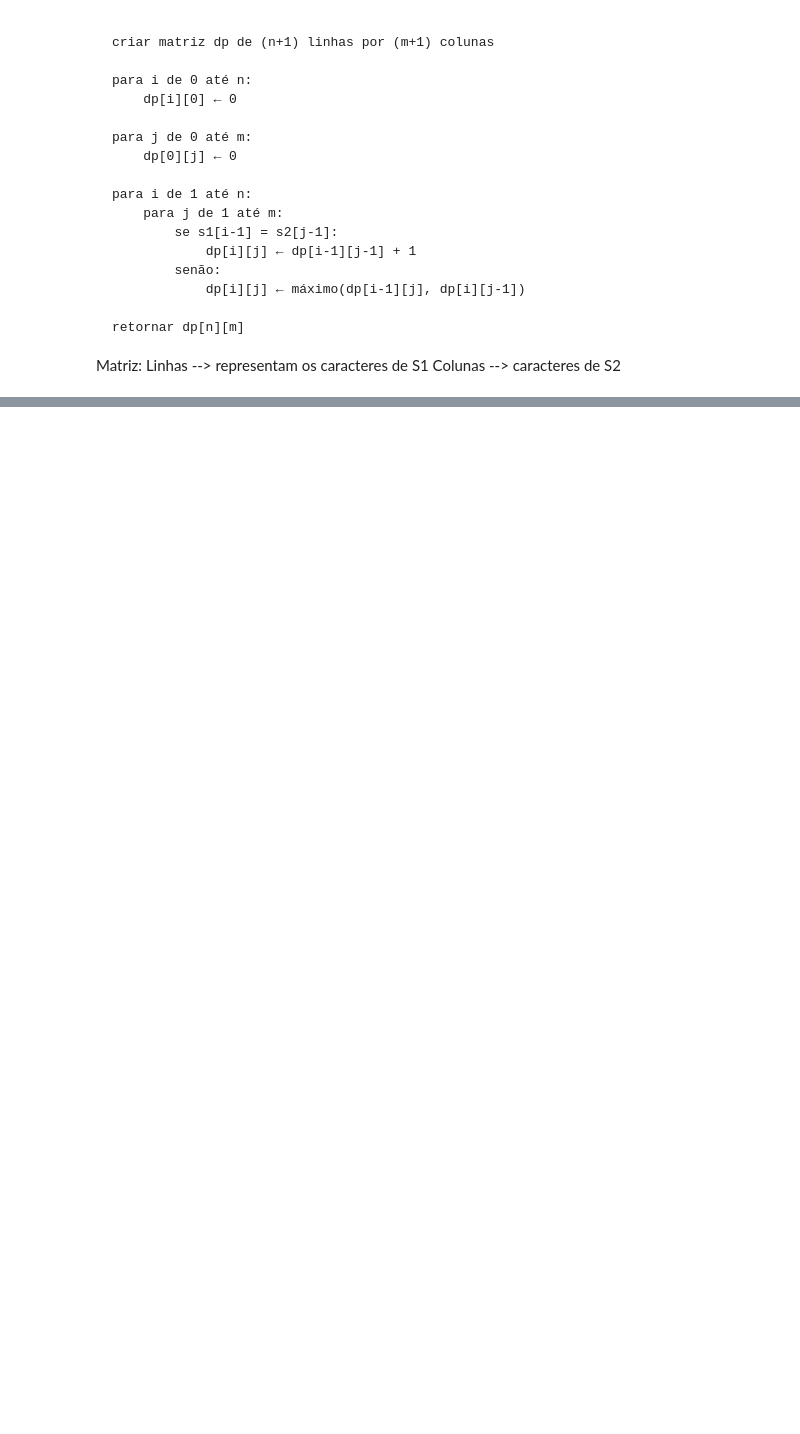
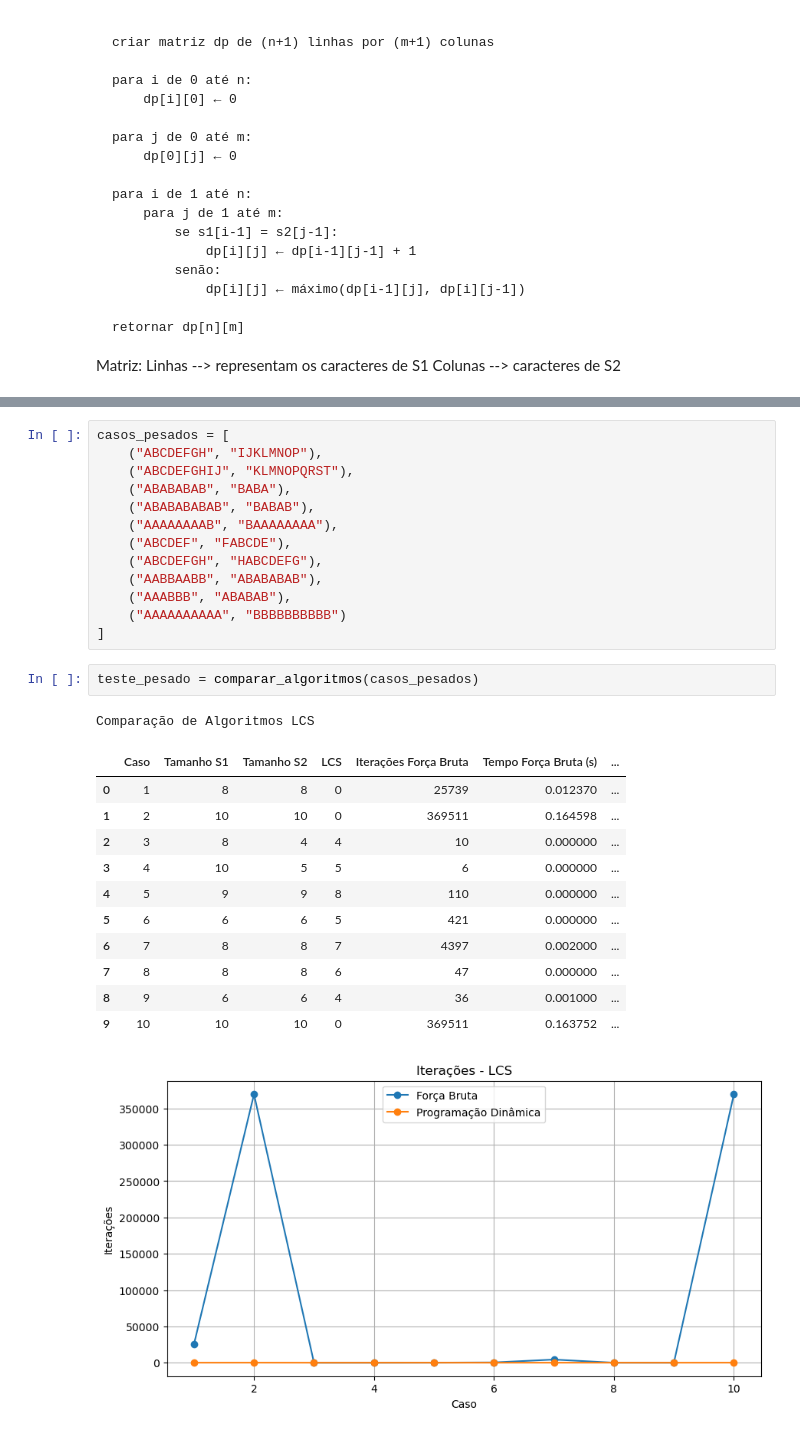
Before and after one commit to LouiseZN/T1-projeto, a Jupyter notebook: algoritimo.ipynb, the cells around one changed output, grey strips where cells are left out. Cells and saved outputs as stored; diff of their text form; blank space fills up the shorter version.

```diff
--- a/algoritimo.ipynb
+++ b/algoritimo.ipynb
@@ -267,0 +208,29 @@ Resposta Forca Brutaa: 1, Numero de Iteracoes: 2
+# %%
+casos_pesados = [
+    ("ABCDEFGH", "IJKLMNOP"),
+    ("ABCDEFGHIJ", "KLMNOPQRST"),
+    ("ABABABAB", "BABA"),
+    ("ABABABABAB", "BABAB"),
+    ("AAAAAAAAB", "BAAAAAAAA"),
+    ("ABCDEF", "FABCDE"),
+    ("ABCDEFGH", "HABCDEFG"),
+    ("AABBAABB", "ABABABAB"),
+    ("AAABBB", "ABABAB"),
+    ("AAAAAAAAAA", "BBBBBBBBBB")
+]
+# %%
+teste_pesado = comparar_algoritmos(casos_pesados)
+# %% [output]
+Comparação de Algoritmos LCS
+|  | Caso | Tamanho S1 | Tamanho S2 | LCS | Iterações Força Bruta | Tempo Força Bruta (s) | ... |
+| 0 | 1 | 8 | 8 | 0 | 25739 | 0.012370 | ... |
+| 1 | 2 | 10 | 10 | 0 | 369511 | 0.164598 | ... |
+| 2 | 3 | 8 | 4 | 4 | 10 | 0.000000 | ... |
+| 3 | 4 | 10 | 5 | 5 | 6 | 0.000000 | ... |
+| 4 | 5 | 9 | 9 | 8 | 110 | 0.000000 | ... |
+| 5 | 6 | 6 | 6 | 5 | 421 | 0.000000 | ... |
+| 6 | 7 | 8 | 8 | 7 | 4397 | 0.002000 | ... |
+| 7 | 8 | 8 | 8 | 6 | 47 | 0.000000 | ... |
+| 8 | 9 | 6 | 6 | 4 | 36 | 0.001000 | ... |
+| 9 | 10 | 10 | 10 | 0 | 369511 | 0.163752 | ... |
+[figure, added]
```
Also changed, not shown: parts of 21 cells of this notebook.
